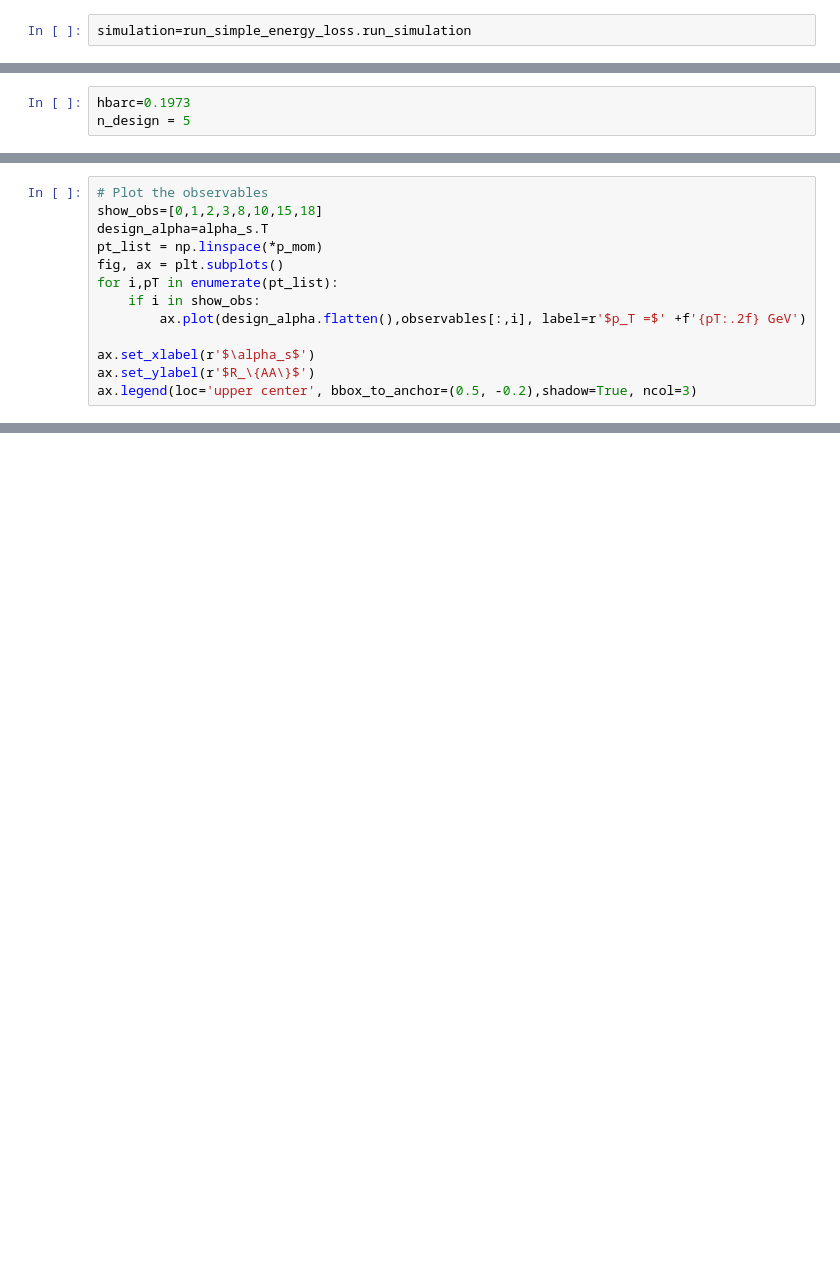
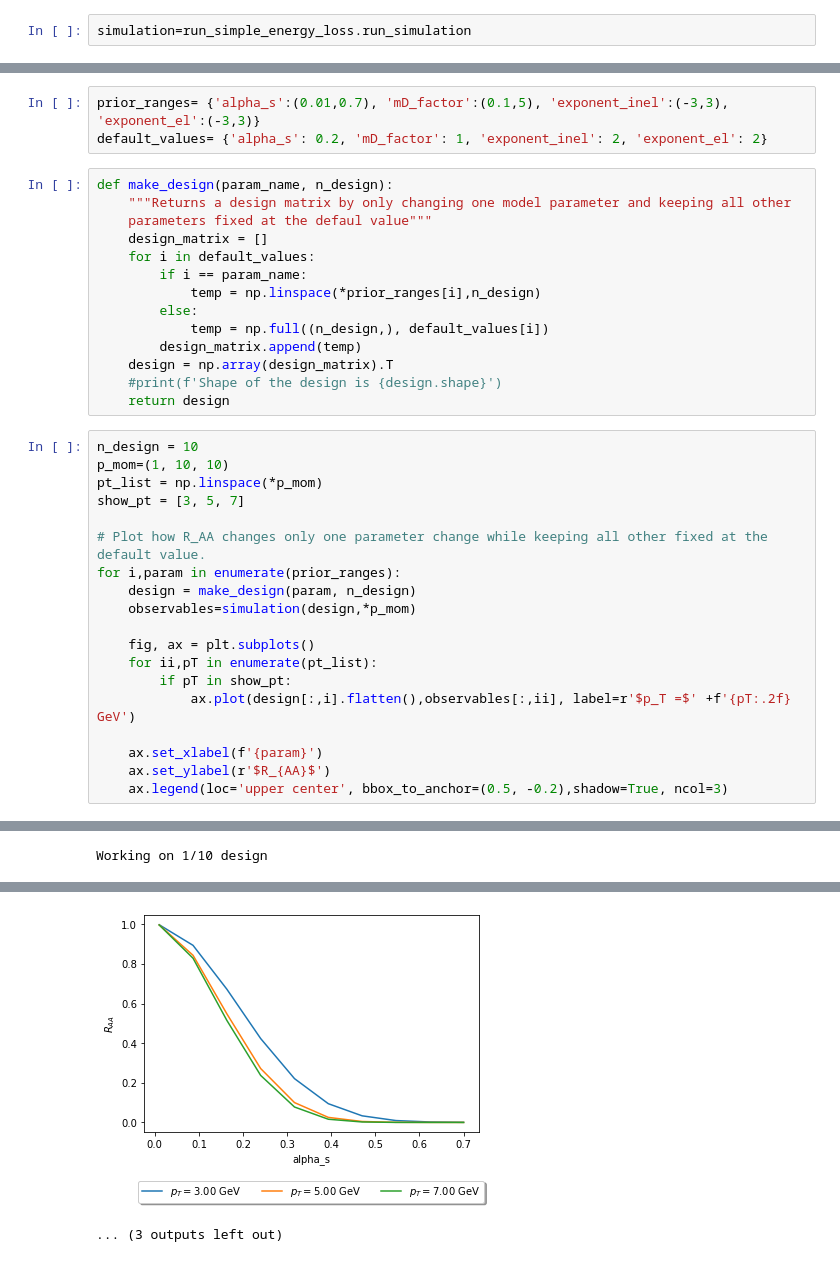
Before and after one commit to j-f-paquet/parton_energy_loss_qcd_bjorken, a Jupyter notebook: Example1_Run_simple_energy_loss_simulation_for_a_design.ipynb, the cells around one changed output, grey strips where cells are left out. Drawn from its saved outputs; the diff is of its cells as text; blank space fills up the shorter version.

Commit message:
Now simulation is run with only 4 model parametrs as inputs. Cleaned up the notebook. Now it includes graphs that show how R_AAchange only one parameter is varied at a time

```diff
--- a/Example1_Run_simple_energy_loss_simulation_for_a_design.ipynb
+++ b/Example1_Run_simple_energy_loss_simulation_for_a_design.ipynb
@@ -25,3 +16,0 @@ There are 4 parameters currently taken as model parameters.
-# %%
-hbarc=0.1973
-n_design = 5
@@ -72,13 +25,37 @@ Working on 4/5 designs
+# %%
+prior_ranges= {'alpha_s':(0.01,0.7), 'mD_factor':(0.1,5), 'exponent_inel':(-3,3), 'exponent_el':(-3,3)}
+default_values= {'alpha_s': 0.2, 'mD_factor': 1, 'exponent_inel': 2, 'exponent_el': 2}
+# %%
+def make_design(param_name, n_design):
+    """Returns a design matrix by only changing one model parameter and keeping all other
+    parameters fixed at the defaul value"""
+    design_matrix = []
+    for i in default_values:
+        if i == param_name:
+            temp = np.linspace(*prior_ranges[i],n_design)
+        else:
+            temp = np.full((n_design,), default_values[i])
+        design_matrix.append(temp)
+    design = np.array(design_matrix).T
+    #print(f'Shape of the design is {design.shape}')
+    return design
 # %%
-# Plot the observables
-show_obs=[0,1,2,3,8,10,15,18]
-design_alpha=alpha_s.T
+n_design = 10
+p_mom=(1, 10, 10)
 pt_list = np.linspace(*p_mom)
-fig, ax = plt.subplots()
-for i,pT in enumerate(pt_list):
-    if i in show_obs:
-        ax.plot(design_alpha.flatten(),observables[:,i], label=r'$p_T =$' +f'{pT:.2f} GeV')
+show_pt = [3, 5, 7]
 
-ax.set_xlabel(r'$\alpha_s$')
-ax.set_ylabel(r'$R_\{AA\}$')
-ax.legend(loc='upper center', bbox_to_anchor=(0.5, -0.2),shadow=True, ncol=3)
+# Plot how R_AA changes only one parameter change while keeping all other fixed at the default value.
+for i,param in enumerate(prior_ranges):
+    design = make_design(param, n_design)
+    observables=simulation(design,*p_mom)
+
+    fig, ax = plt.subplots()
+    for ii,pT in enumerate(pt_list):
+        if pT in show_pt:
+            ax.plot(design[:,i].flatten(),observables[:,ii], label=r'$p_T =$' +f'{pT:.2f} GeV')
+
+    ax.set_xlabel(f'{param}')
+    ax.set_ylabel(r'$R_{AA}$')
+    ax.legend(loc='upper center', bbox_to_anchor=(0.5, -0.2),shadow=True, ncol=3)
+# %% [output]
@@ -84,0 +106 @@ ax.legend(loc='upper center', bbox_to_anchor=(0.5, -0.2),shadow=True, ncol=3)
+Working on 1/10 design
@@ -84,0 +126,2 @@ ax.legend(loc='upper center', bbox_to_anchor=(0.5, -0.2),shadow=True, ncol=3)
+[figure, added]
+... (3 outputs left out)
```
Also changed, not shown: parts of 11 cells of this notebook, 2 other files.
